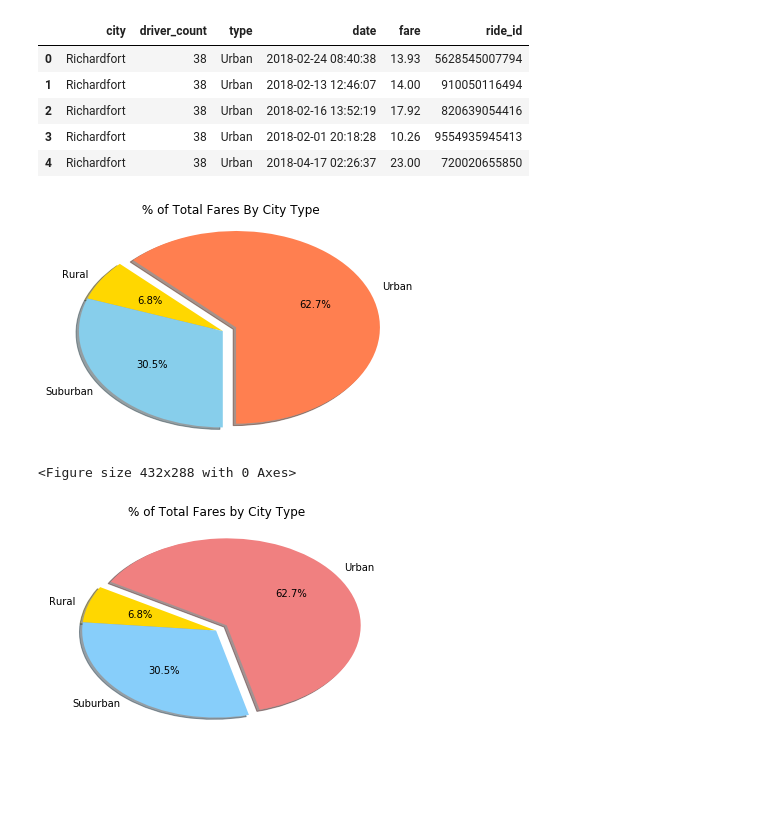
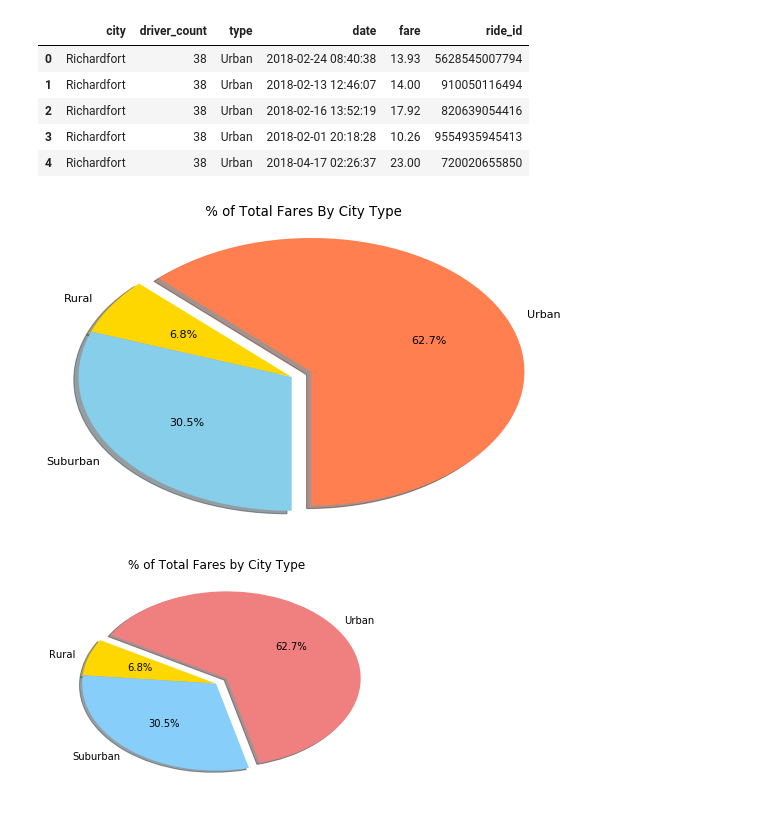
Before and after one commit to divyatv/Pyber_matlplotlib, a Jupyter notebook: pyber_starter.ipynb, the cells around one changed output. Cells and saved outputs as stored; diff of their text form; code cells hidden in the pictures; blank space fills up the shorter version.

```diff
--- a/pyber_starter.ipynb
+++ b/pyber_starter.ipynb
@@ -30,7 +30,8 @@ ride_datadf=pd.DataFrame(ride_data)
 ########################################################################
 #### Merge datframes ###################################################
 # Combine the data into a single dataset- use pd.merge on city
-merged_data=pd.merge(city_datadf, ride_datadf, on='city')
+merged_data=pd.merge(ride_datadf, city_datadf, how='left', on='city')
+#pd.merge(ride_data_df,city_data_df,how='left', on=['city'])
 
 
 # Display the data table for preview
@@ -191,6 +196,7 @@ suburban_fare_percentage=round((fare_by_suburban/totalfare)*100,1)
 # # Build Pie Chart
 
 # Pie chart, where the slices will be ordered and plotted counter-clockwise:
+plt.figure(figsize=(8, 5), dpi=80)
 labels = 'Urban', 'Rural', 'Suburban'
 data = [urban_fare_percentage, rural_fare_percentage, suburban_fare_percentage]
 explode = (0.1, 0, 0)  # only "explode" the 1st slice (i.e. 'urban')
@@ -212,38 +218,36 @@ plt.pie(
     autopct='%1.1f%%',
     )
 #plt.pie(data, explode=explode, labels=labels, colors=colors, shadow=True, startangle=270)
 plt.title(" % of Total Fares By City Type")
 plt.axis('auto')
 #plt.tight_layout()
-plt.show()
-
+#plt.show()
 
 # Save Figure
-plt.savefig("Divya_pie_totalpercentage_fare.png", dpi=600 )
+plt.savefig("Divya_pie_totalpercentage_fare.jpg", transparent=False )
 
 #################Igonore code ****#################
 #type(urban_fare_percentage)
 #print("vive=",total_fare_urban)
 
 # fare_by_typedf.head()
 
 # transposedtable=fare_by_typedf.T
 # #print(transposedtable)
 
 # #print(transposedtable['Rural'])
 # #newdf=pd.DataFrame(transposedtable)
 
 # Ruralpert=round((transposedtable['Rural']/totalfare)*100, 1)
 # Urbanpert=round((transposedtable['Urban']/totalfare)*100, 1)
 # Suburbanpert=round((transposedtable['Suburban']/totalfare)*100, 1)
 
 # #print(transposedtable['Rural'])
 # print("rural=",Ruralpert)
 # # print("urban=",Urbanpert)
 # # print("suburban=",Suburbanpert)
 # %% [output]
-[figure, old version]
+[figure, new version]
-<Figure size 432x288 with 0 Axes>
 # %%
 # Show Figure
 #plt.show()
```
Also changed, not shown: parts of 5 cells of this notebook, 6 other files.
